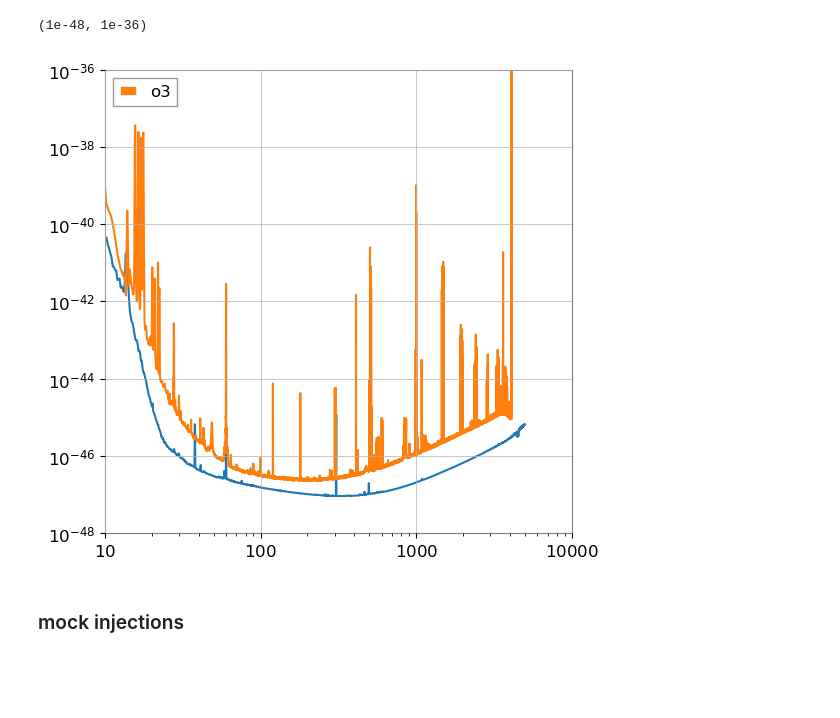
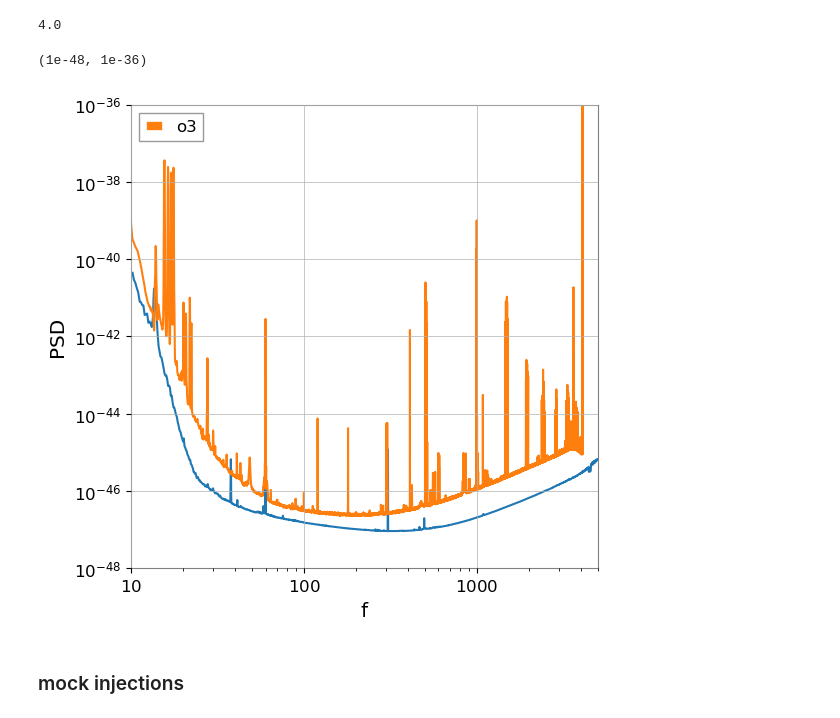
Before and after one commit to abby-moran/GW_pop_cosmo_inference, a Jupyter notebook: src/gen_mock_files.ipynb, the cells around one changed output. Drawn from its saved outputs; the diff is of its cells as text; code cells hidden in the pictures; blank space fills up the shorter version.

```diff
--- a/src/gen_mock_files.ipynb
+++ b/src/gen_mock_files.ipynb
@@ -40,15 +40,22 @@ psd = sens**2 #assuming ASD here
 
 freqs_o3, sens_03 = np.loadtxt(PSD_FILE, unpack=True)
 psd_03 = sens_03 #assuming ASD here
+# %%
+4e-47/1e-47
+# %% [output]
+4.0
 # %%
 plt.loglog(freqs, psd)
 plt.loglog(freqs_o3, psd_03, label='o3')
+plt.xlabel('f')
+plt.ylabel('PSD')
+
 plt.legend()
-plt.xlim(10, 10**4)
+plt.xlim(1e1, .5e4)
 plt.ylim(1e-48, 1e-36)
 # %% [output]
 (1e-48, 1e-36)
-[figure, old version]
+[figure, new version]
 # %% [markdown]
 ### mock injections
 # %%
```
Also changed, not shown: parts of 29 cells of this notebook.
